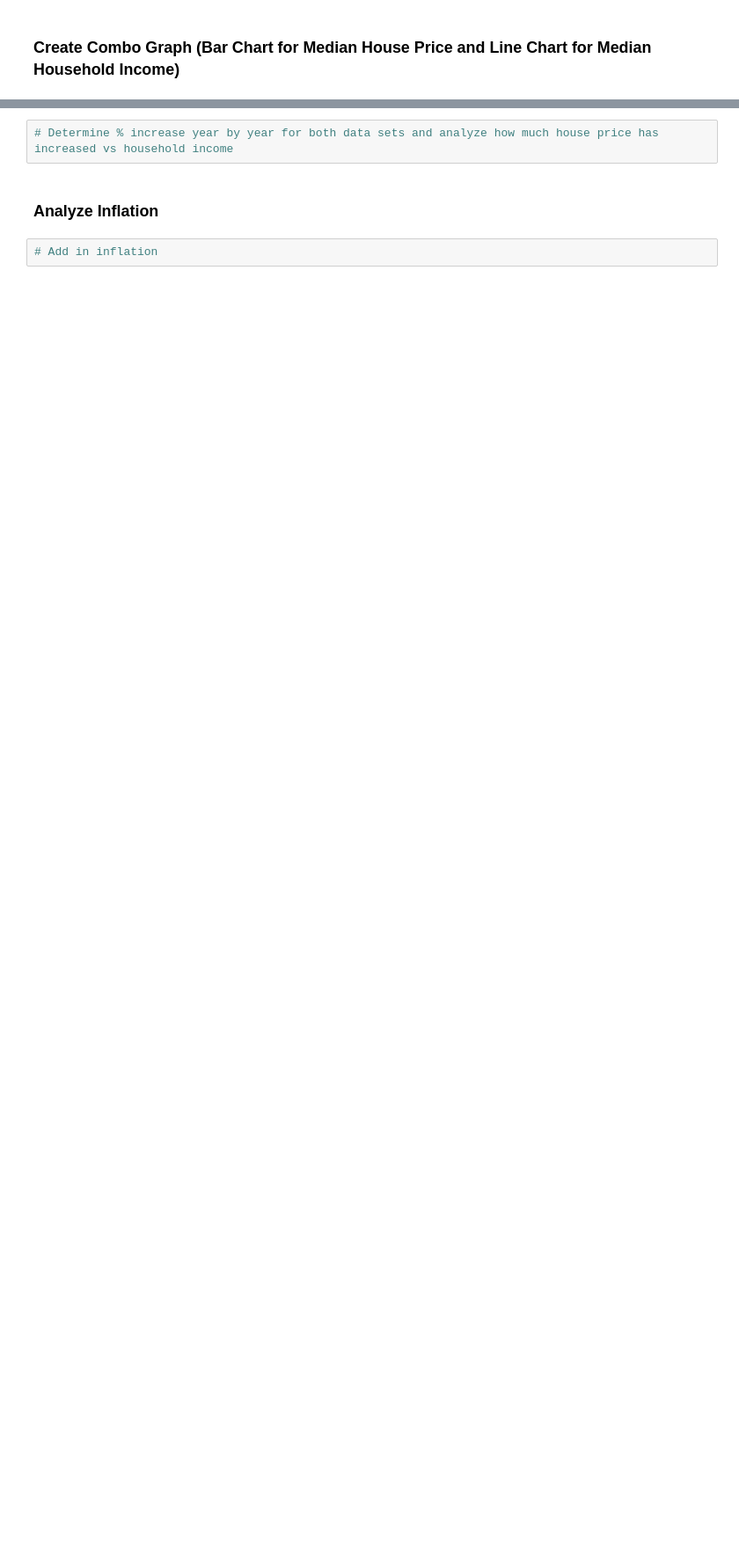
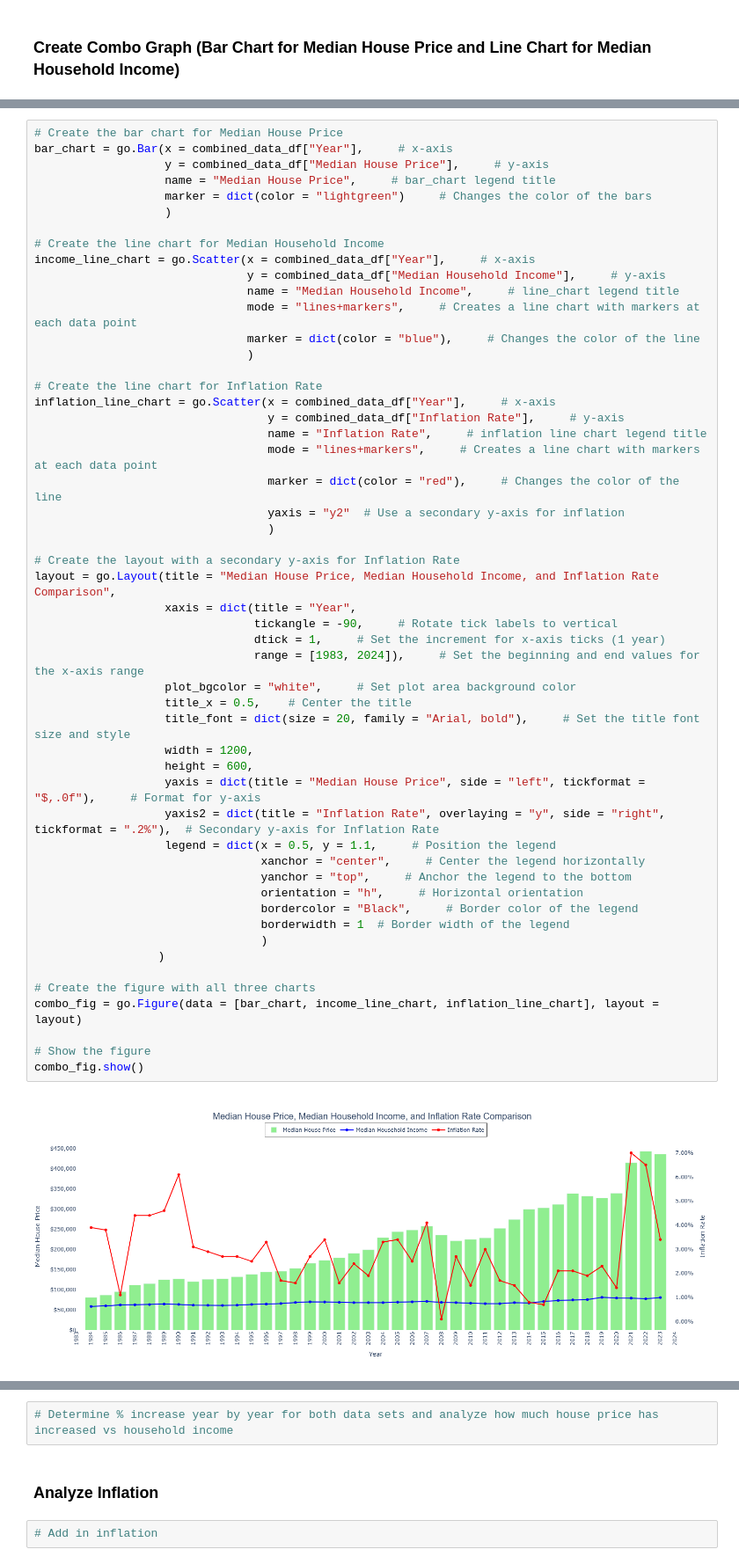
Before and after one commit to Sethdcarter/group8_data_project_1, a Jupyter notebook: Codes/Median_House_Price_vs_Household_Income.ipynb, the cells around one changed output, grey strips where cells are left out. Shown: that part at 88% size. Cells and saved outputs as stored; diff of their text form; blank space fills up the shorter version.

```diff
--- a/Codes/Median_House_Price_vs_Household_Income.ipynb
+++ b/Codes/Median_House_Price_vs_Household_Income.ipynb
@@ -205,0 +351,54 @@ combo_fig.show()
+# %%
+# Create the bar chart for Median House Price
+bar_chart = go.Bar(x = combined_data_df["Year"],     # x-axis
+                   y = combined_data_df["Median House Price"],     # y-axis
+                   name = "Median House Price",     # bar_chart legend title
+                   marker = dict(color = "lightgreen")     # Changes the color of the bars
+                   )
+
+# Create the line chart for Median Household Income
+income_line_chart = go.Scatter(x = combined_data_df["Year"],     # x-axis
+                               y = combined_data_df["Median Household Income"],     # y-axis
+                               name = "Median Household Income",     # line_chart legend title
+                               mode = "lines+markers",     # Creates a line chart with markers at each data point
+                               marker = dict(color = "blue"),     # Changes the color of the line
+                               )
+
+# Create the line chart for Inflation Rate
+inflation_line_chart = go.Scatter(x = combined_data_df["Year"],     # x-axis
+                                  y = combined_data_df["Inflation Rate"],     # y-axis
+                                  name = "Inflation Rate",     # inflation line chart legend title
+                                  mode = "lines+markers",     # Creates a line chart with markers at each data point
+                                  marker = dict(color = "red"),     # Changes the color of the line
+                                  yaxis = "y2"  # Use a secondary y-axis for inflation
+                                  )
+
+# Create the layout with a secondary y-axis for Inflation Rate
+layout = go.Layout(title = "Median House Price, Median Household Income, and Inflation Rate Comparison",
+                   xaxis = dict(title = "Year",
+                                tickangle = -90,     # Rotate tick labels to vertical
+                                dtick = 1,     # Set the increment for x-axis ticks (1 year)
+                                range = [1983, 2024]),     # Set the beginning and end values for the x-axis range
+                   plot_bgcolor = "white",     # Set plot area background color
+                   title_x = 0.5,    # Center the title
+                   title_font = dict(size = 20, family = "Arial, bold"),     # Set the title font size and style
+                   width = 1200,
+                   height = 600,
+                   yaxis = dict(title = "Median House Price", side = "left", tickformat = "$,.0f"),     # Format for y-axis
+                   yaxis2 = dict(title = "Inflation Rate", overlaying = "y", side = "right", tickformat = ".2%"),  # Secondary y-axis for Inflation Rate
+                   legend = dict(x = 0.5, y = 1.1,     # Position the legend
+                                 xanchor = "center",     # Center the legend horizontally
+                                 yanchor = "top",     # Anchor the legend to the bottom
+                                 orientation = "h",     # Horizontal orientation
+                                 bordercolor = "Black",     # Border color of the legend
+                                 borderwidth = 1  # Border width of the legend
+                                 )
+                  )
+
+# Create the figure with all three charts
+combo_fig = go.Figure(data = [bar_chart, income_line_chart, inflation_line_chart], layout = layout)
+
+# Show the figure
+combo_fig.show()
+# %% [output]
+[figure, added]
```
Also changed, not shown: parts of 27 cells of this notebook, 3 other files.
